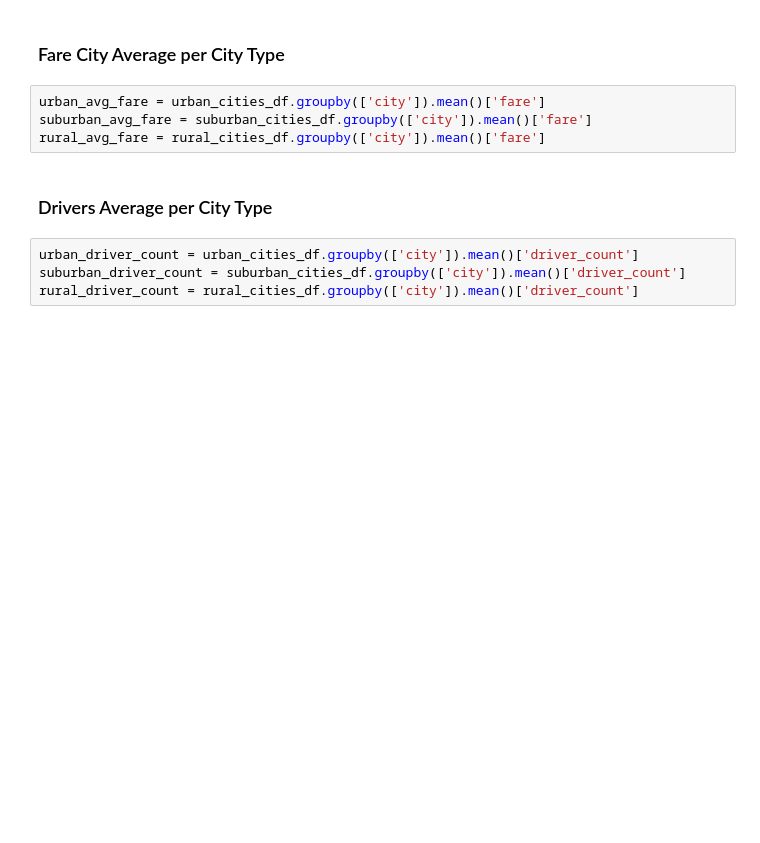
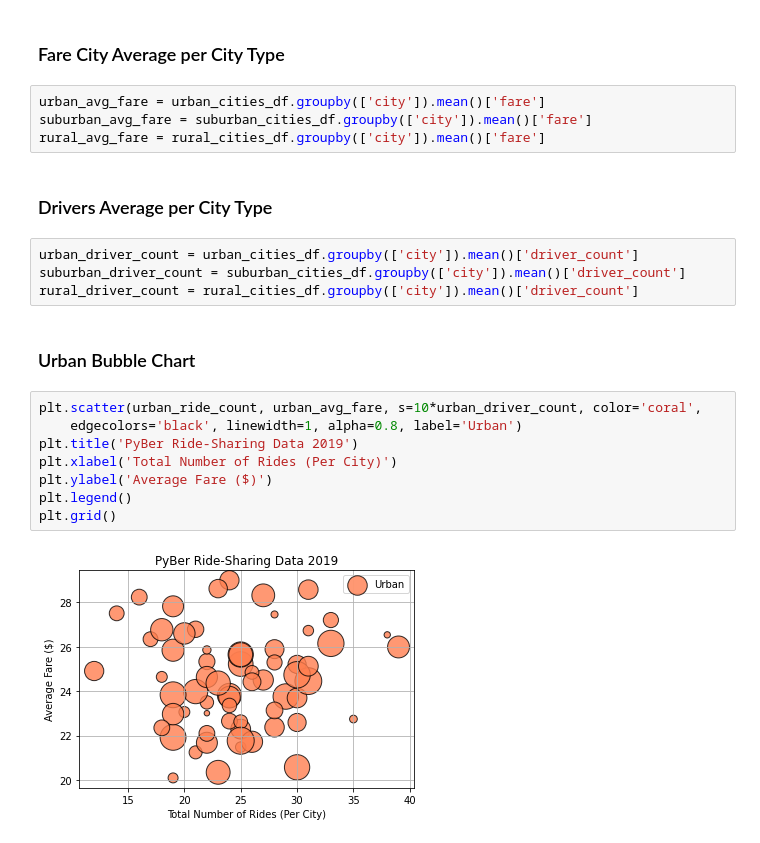
Before and after one commit to juliomeza/PyBer_Analysis, a Jupyter notebook: PyBer.ipynb, the cells around one changed output. Cells and saved outputs as stored; diff of their text form; blank space fills up the shorter version.

Commit message:
5.3.5 Buble Charts

```diff
--- a/PyBer.ipynb
+++ b/PyBer.ipynb
@@ -125,3 +125,15 @@ rural_avg_fare = rural_cities_df.groupby(['city']).mean()['fare']
 urban_driver_count = urban_cities_df.groupby(['city']).mean()['driver_count']
 suburban_driver_count = suburban_cities_df.groupby(['city']).mean()['driver_count']
 rural_driver_count = rural_cities_df.groupby(['city']).mean()['driver_count']
+# %% [markdown]
+### Urban Bubble Chart
+# %%
+plt.scatter(urban_ride_count, urban_avg_fare, s=10*urban_driver_count, color='coral',
+    edgecolors='black', linewidth=1, alpha=0.8, label='Urban')
+plt.title('PyBer Ride-Sharing Data 2019')
+plt.xlabel('Total Number of Rides (Per City)')
+plt.ylabel('Average Fare ($)')
+plt.legend()
+plt.grid()
+# %% [output]
+[figure, added]
```
Also changed, not shown: parts of 4 cells of this notebook, 1 other file.
